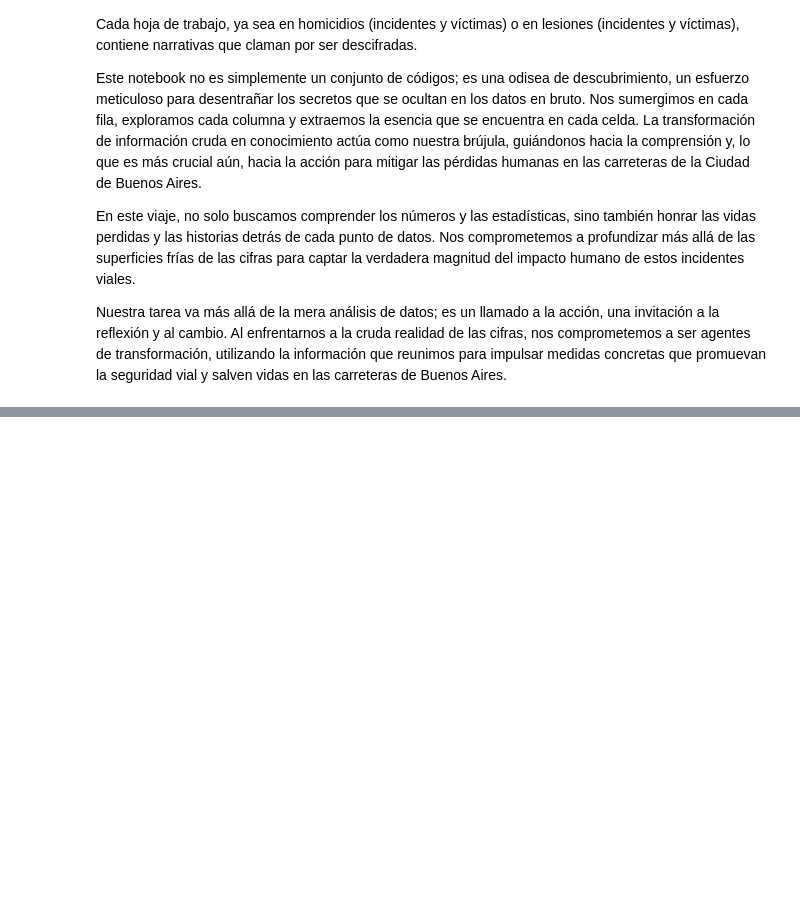
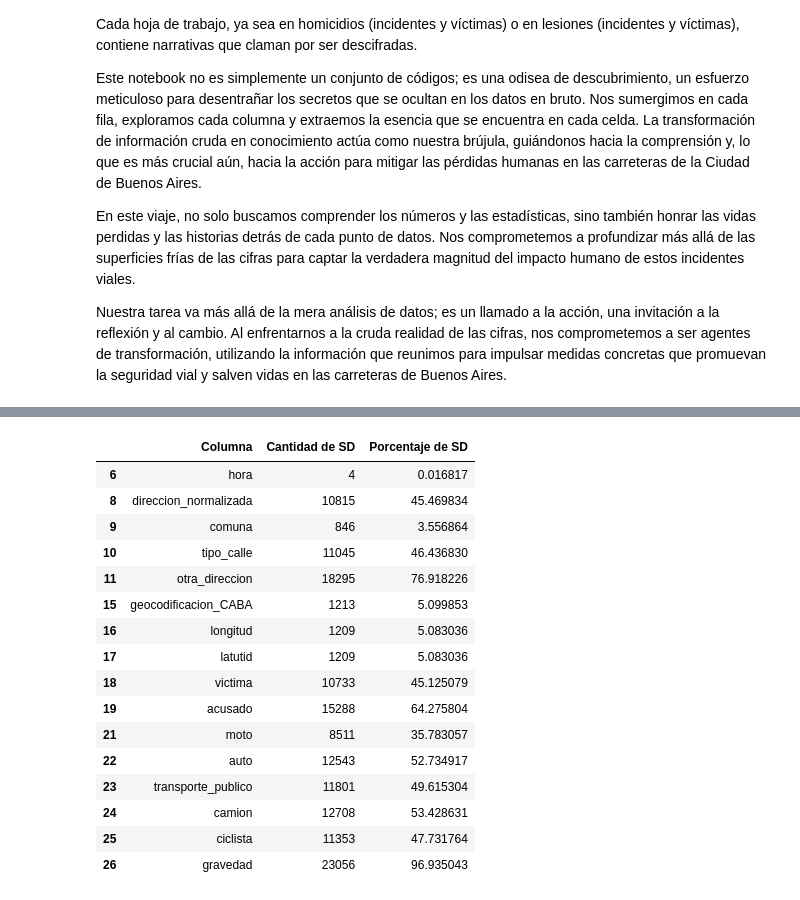
Before and after one commit to Gabean01/Proyecto-Individual-2-DA, a Jupyter notebook: Notebooks/ETL.ipynb, the cells around one changed output, grey strips where cells are left out. Cells and saved outputs as stored; diff of their text form; code cells hidden in the pictures; blank space fills up the shorter version.

Commit message:
Se cargaron los archivos y se le hizo el proceso ETL

```diff
--- a/Notebooks/ETL.ipynb
+++ b/Notebooks/ETL.ipynb
@@ -11,0 +19,18 @@ Nuestra tarea va más allá de la mera análisis de datos; es un llamado a la ac
+# %%
+# Funcion para cargar el archivo excel
+def cargar_archivo(archivo, hojas, engine='openpyxl'):
+    try:
+        xls_file = pd.ExcelFile(archivo, engine=engine)
+        dfs = {}
+
+        for hoja in hojas:
+            df = pd.read_excel(xls_file, hoja)
+            dfs[hoja] = df
+        return dfs
+
+    except Exception as e:
+        print(f"Error al cargar el archivo Excel: {e}")
+        return None
+# %%
+datos_homicidios = cargar_archivo("C:\\Users\\Gary Alexander Bean\\Desktop\\Proyecto-Individual-2-DA\\Datasets\\homicidios.xlsx", ['HECHOS', 'VICTIMAS'])
+datos_lesiones = cargar_archivo("C:\\Users\\Gary Alexander Bean\\Desktop\\Proyecto-Individual-2-DA\\Datasets\\lesiones.xlsx", ['HECHOS', 'VICTIMAS'])
@@ -11,0 +78,16 @@ Nuestra tarea va más allá de la mera análisis de datos; es un llamado a la ac
+# %%
+# Esta funcion analiza la presencia de valores 'SD' en cada columna del DataFrame
+
+def analizar_valoresSD(dataframe):
+    columnas_con_sd = dataframe.columns
+    resultados = []
+
+    for columna in columnas_con_sd:
+        cantidad_sd = dataframe[columna].eq('SD').sum()
+        porcentaje_sd = (cantidad_sd / len(dataframe)) * 100
+        resultados.append({'Columna': columna, 'Cantidad de SD': cantidad_sd, 'Porcentaje de SD': porcentaje_sd})
+
+    resultados_df = pd.DataFrame(resultados)
+    resultados_con_sd = resultados_df[resultados_df['Cantidad de SD'] > 0]
+
+    return resultados_con_sd
@@ -11,0 +394,7 @@ Nuestra tarea va más allá de la mera análisis de datos; es un llamado a la ac
+# %%
+# Acceder al DataFrame por nombre de hoja, Lesiones - Hechos
+l_hechos_df = datos_lesiones['HECHOS']
+
+# Visualiza las primeras filas del Dataframe
+print("Original DataFrame:")
+l_hechos_df.head()
@@ -11,0 +431,22 @@ Nuestra tarea va más allá de la mera análisis de datos; es un llamado a la ac
+# %%
+# Invoca la función 'analizar_valores_sd'
+resultados_l_hechos = analizar_valoresSD(l_hechos_df)
+resultados_l_hechos
+# %% [output]
+|  | Columna | Cantidad de SD | Porcentaje de SD |
+| 6 | hora | 4 | 0.016817 |
+| 8 | direccion_normalizada | 10815 | 45.469834 |
+| 9 | comuna | 846 | 3.556864 |
+| 10 | tipo_calle | 11045 | 46.436830 |
+| 11 | otra_direccion | 18295 | 76.918226 |
+| 15 | geocodificacion_CABA | 1213 | 5.099853 |
+| 16 | longitud | 1209 | 5.083036 |
+| 17 | latutid | 1209 | 5.083036 |
+| 18 | victima | 10733 | 45.125079 |
+| 19 | acusado | 15288 | 64.275804 |
+| 21 | moto | 8511 | 35.783057 |
+| 22 | auto | 12543 | 52.734917 |
+| 23 | transporte_publico | 11801 | 49.615304 |
+| 24 | camion | 12708 | 53.428631 |
+| 25 | ciclista | 11353 | 47.731764 |
+| 26 | gravedad | 23056 | 96.935043 |
```
Also changed, not shown: parts of 42 cells of this notebook, 2 other files.
